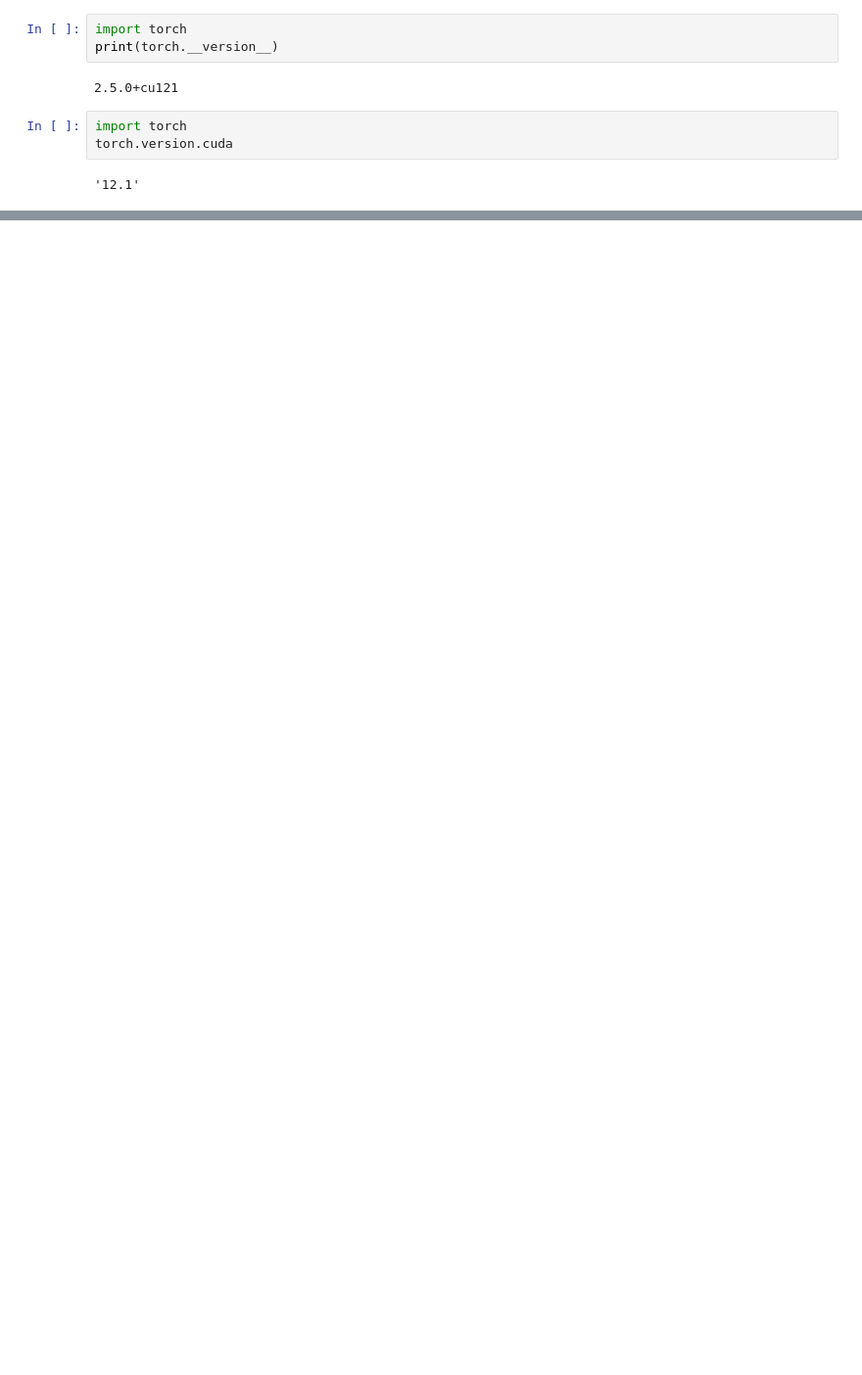
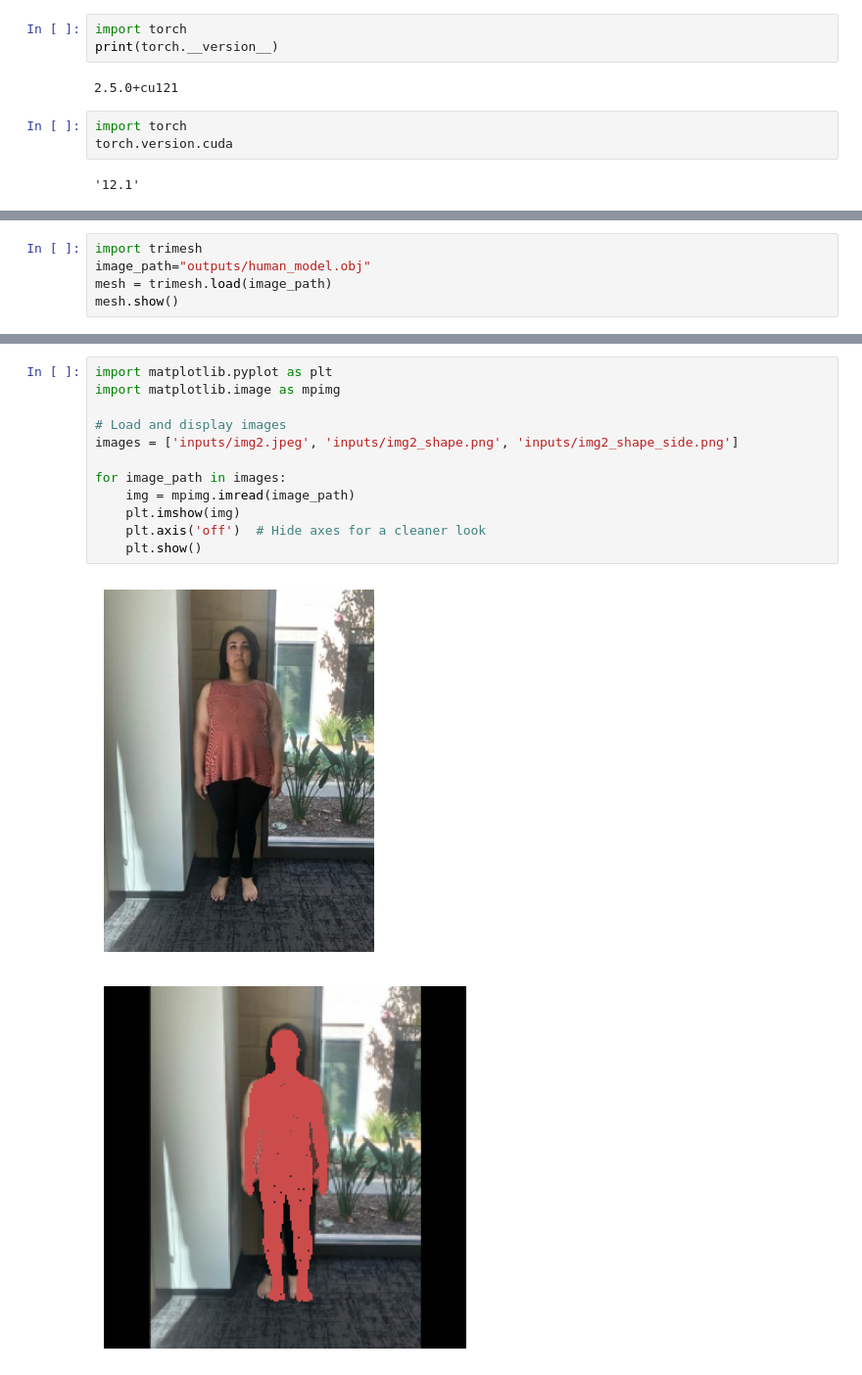
Before and after one commit to sohaibsoussi/SPIN, a Jupyter notebook: setup.ipynb, the cells around one changed output, grey strips where cells are left out. Shown at 98% size. Cells and saved outputs as stored; diff of their text form; blank space fills up the shorter version.

```diff
--- a/setup.ipynb
+++ b/setup.ipynb
@@ -104,0 +61,5 @@ ImportError: cannot import name 'bool' from 'numpy' (/home/sohaib/miniconda3/env
+# %%
+import trimesh
+image_path="outputs/human_model.obj"
+mesh = trimesh.load(image_path)
+mesh.show()
@@ -104,0 +68,15 @@ ImportError: cannot import name 'bool' from 'numpy' (/home/sohaib/miniconda3/env
+# %%
+import matplotlib.pyplot as plt
+import matplotlib.image as mpimg
+
+# Load and display images
+images = ['inputs/img2.jpeg', 'inputs/img2_shape.png', 'inputs/img2_shape_side.png']
+
+for image_path in images:
+    img = mpimg.imread(image_path)
+    plt.imshow(img)
+    plt.axis('off')  # Hide axes for a cleaner look
+    plt.show()
+# %% [output]
+[figure, added]
+[figure, added]
```
Also changed, not shown: parts of 13 cells of this notebook, 41 other files.
